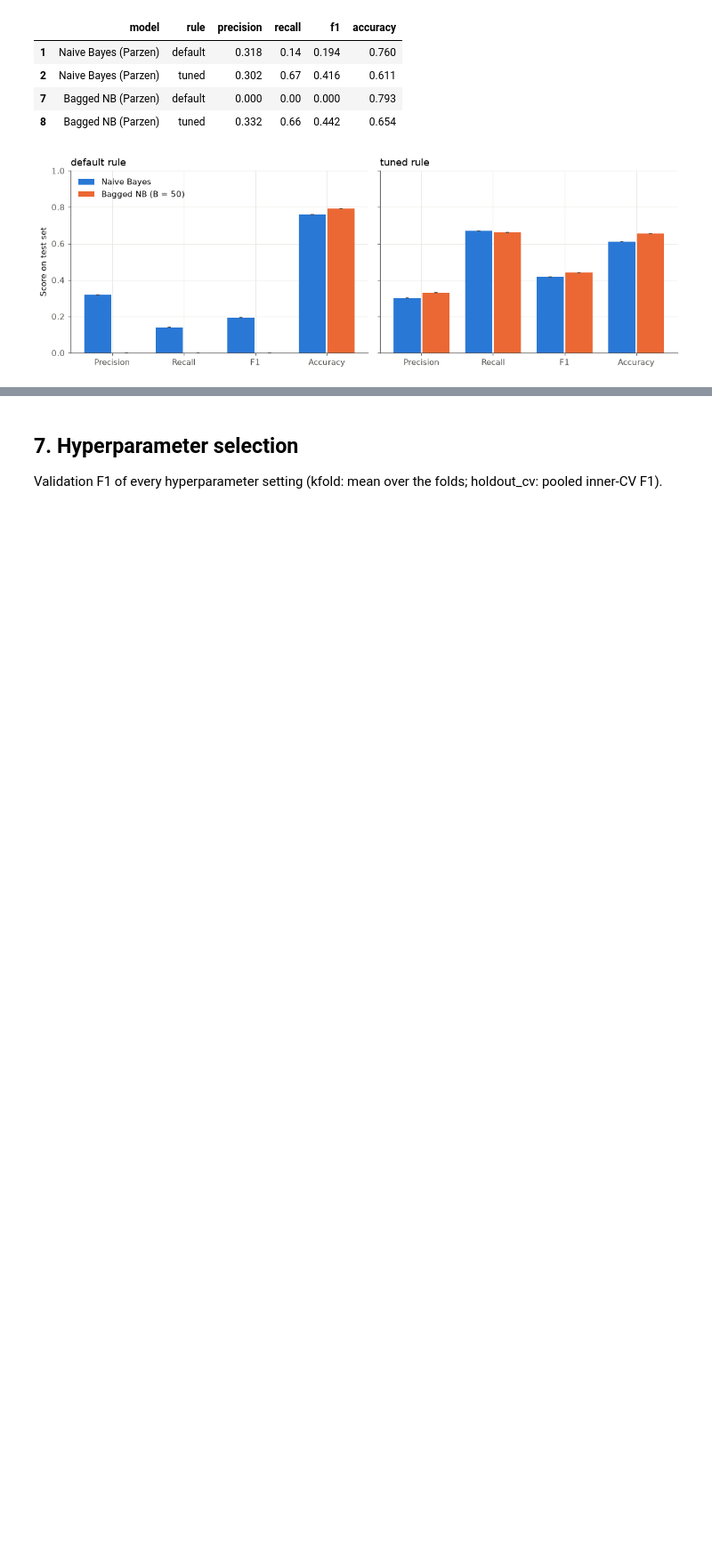
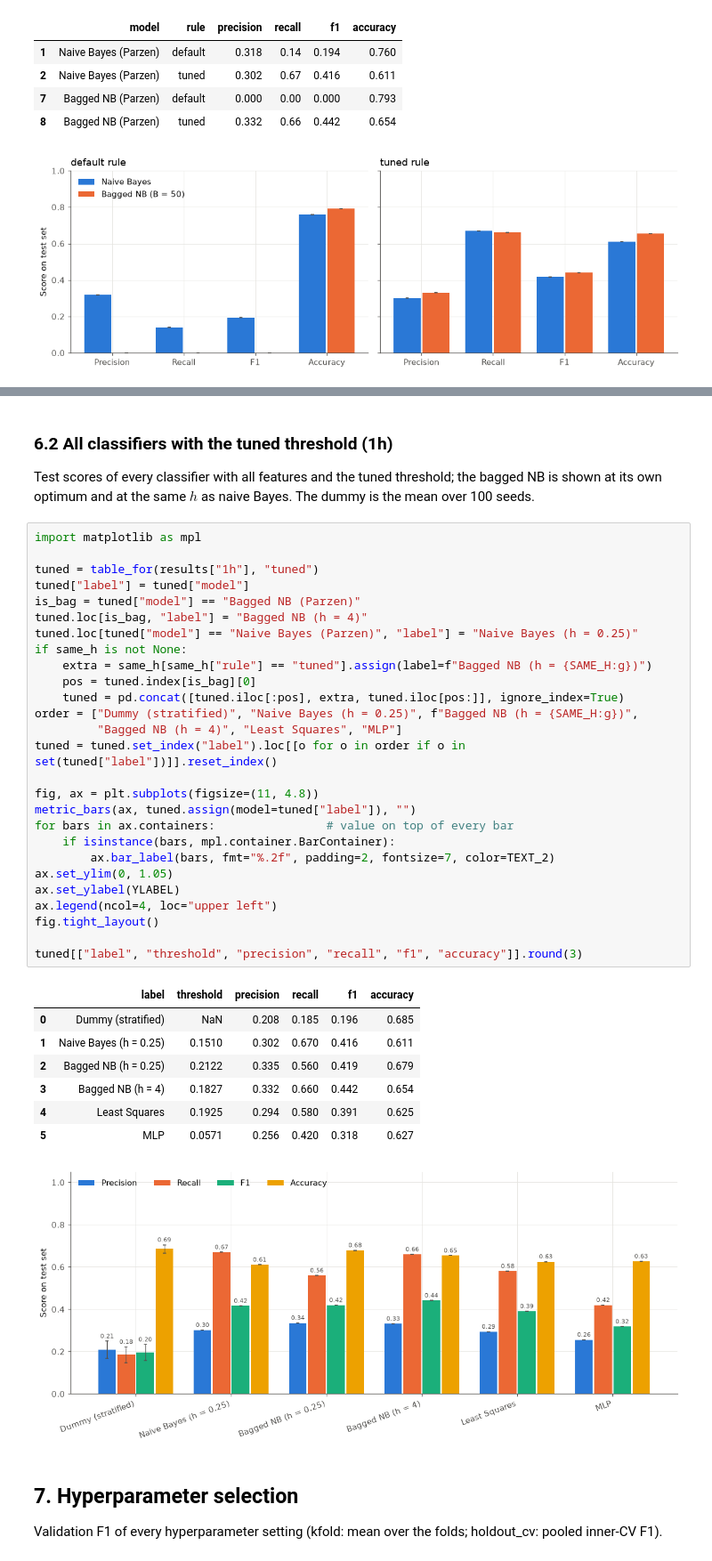
Before and after one commit to chensy618/pattern-recognition, a Jupyter notebook: notebook/results_problem1.ipynb, the cells around one changed output, grey strips where cells are left out. Shown at 89% size. Drawn from its saved outputs; the diff is of its cells as text; blank space fills up the shorter version.

Commit message:
update the p1 results

```diff
--- a/notebook/results_problem1.ipynb
+++ b/notebook/results_problem1.ipynb
@@ -224,3 +280,43 @@ h[h["model"].isin(nb_models)][["model", "rule", "precision", "recall", "f1", "ac
+# %% [markdown]
+### 6.2 All classifiers with the tuned threshold (1h)
+
+Test scores of every classifier with all features and the tuned threshold; the bagged NB is shown at its own optimum and at the same $h$ as naive Bayes. The dummy is the mean over 100 seeds.
+# %%
+import matplotlib as mpl
+
+tuned = table_for(results["1h"], "tuned")
+tuned["label"] = tuned["model"]
+is_bag = tuned["model"] == "Bagged NB (Parzen)"
+tuned.loc[is_bag, "label"] = "Bagged NB (h = 4)"
+tuned.loc[tuned["model"] == "Naive Bayes (Parzen)", "label"] = "Naive Bayes (h = 0.25)"
+if same_h is not None:
+    extra = same_h[same_h["rule"] == "tuned"].assign(label=f"Bagged NB (h = {SAME_H:g})")
+    pos = tuned.index[is_bag][0]
+    tuned = pd.concat([tuned.iloc[:pos], extra, tuned.iloc[pos:]], ignore_index=True)
+order = ["Dummy (stratified)", "Naive Bayes (h = 0.25)", f"Bagged NB (h = {SAME_H:g})",
+         "Bagged NB (h = 4)", "Least Squares", "MLP"]
+tuned = tuned.set_index("label").loc[[o for o in order if o in set(tuned["label"])]].reset_index()
+
+fig, ax = plt.subplots(figsize=(11, 4.8))
+metric_bars(ax, tuned.assign(model=tuned["label"]), "")
+for bars in ax.containers:                # value on top of every bar
+    if isinstance(bars, mpl.container.BarContainer):
+        ax.bar_label(bars, fmt="%.2f", padding=2, fontsize=7, color=TEXT_2)
+ax.set_ylim(0, 1.05)
+ax.set_ylabel(YLABEL)
+ax.legend(ncol=4, loc="upper left")
+fig.tight_layout()
+
+tuned[["label", "threshold", "precision", "recall", "f1", "accuracy"]].round(3)
+# %% [output]
+|  | label | threshold | precision | recall | f1 | accuracy |
+| 0 | Dummy (stratified) | NaN | 0.208 | 0.185 | 0.196 | 0.685 |
+| 1 | Naive Bayes (h = 0.25) | 0.1510 | 0.302 | 0.670 | 0.416 | 0.611 |
+| 2 | Bagged NB (h = 0.25) | 0.2122 | 0.335 | 0.560 | 0.419 | 0.679 |
+| 3 | Bagged NB (h = 4) | 0.1827 | 0.332 | 0.660 | 0.442 | 0.654 |
+| 4 | Least Squares | 0.1925 | 0.294 | 0.580 | 0.391 | 0.625 |
+| 5 | MLP | 0.0571 | 0.256 | 0.420 | 0.318 | 0.627 |
+[figure, added]
 # %% [markdown]
 ## 7. Hyperparameter selection
 
```
Also changed, not shown: parts of 2 cells of this notebook, 2 other files.
